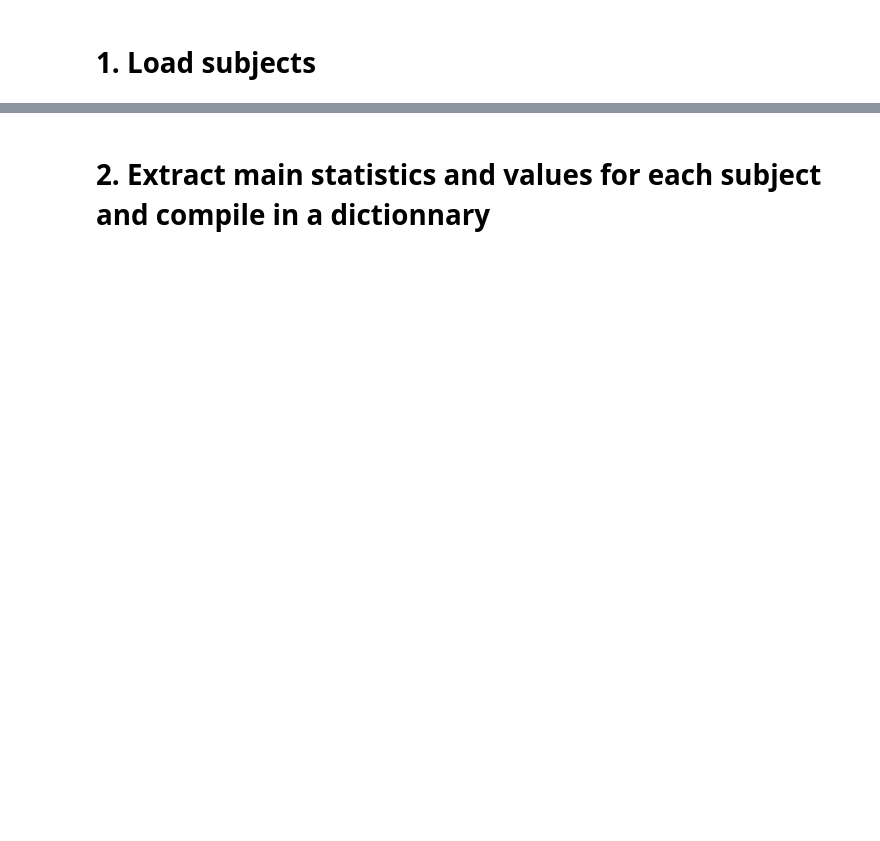
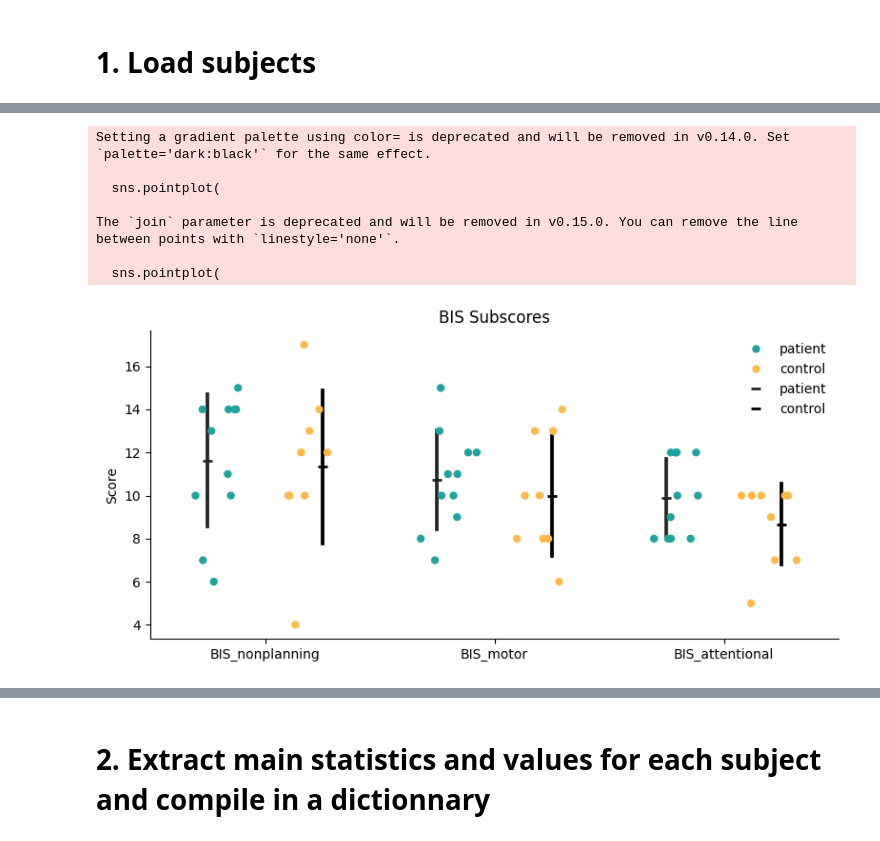
Before and after one commit to juliettevivien/analysis_mSST, a Jupyter notebook: scripts/NOTEBOOK_2_behav_analysis.ipynb, the cells around one changed output, grey strips where cells are left out. Drawn from its saved outputs; the diff is of its cells as text; code cells hidden in the pictures; blank space fills up the shorter version.

```diff
--- a/scripts/NOTEBOOK_2_behav_analysis.ipynb
+++ b/scripts/NOTEBOOK_2_behav_analysis.ipynb
@@ -113,0 +265,52 @@ bdi_score_dict = {
+# %%
+bis_subscales = [
+    'BIS_motor',
+    'BIS_nonplanning',
+    'BIS_attentional'
+]
+
+df_bis = df[df['scale'].isin(bis_subscales)]
+
+plt.figure(figsize=(8, 4))
+
+sns.stripplot(
+    data=df_bis,
+    x='scale',
+    y='value',
+    hue='group',
+    dodge=True,
+    jitter=0.25,
+    size=6,
+    palette={'patient': color_dict['DBS ON'],
+             'control': color_dict['control']}
+)
+
+sns.pointplot(
+    data=df_bis,
+    x='scale',
+    y='value',
+    hue='group',
+    dodge=0.5,
+    errorbar='sd',
+    join=False,
+    markers='_',
+    color='black'
+)
+
+plt.ylabel('Score')
+plt.xlabel('')
+plt.title('BIS Subscores')
+plt.legend(frameon=False)
+sns.despine()
+plt.tight_layout()
+plt.savefig(os.path.join("C:\\Users\\Juliette\\OneDrive\\Images\\images for figures\\poster", "bis_subscales.pdf"), dpi = 300)
+plt.show()
+# %% [output]
+Setting a gradient palette using color= is deprecated and will be removed in v0.14.0. Set `palette='dark:black'` for the same effect.
+
+  sns.pointplot(
+
+The `join` parameter is deprecated and will be removed in v0.15.0. You can remove the line between points with `linestyle='none'`.
+
+  sns.pointplot(
+[figure, added]
```
Also changed, not shown: parts of 152 cells of this notebook, 33 other files.
